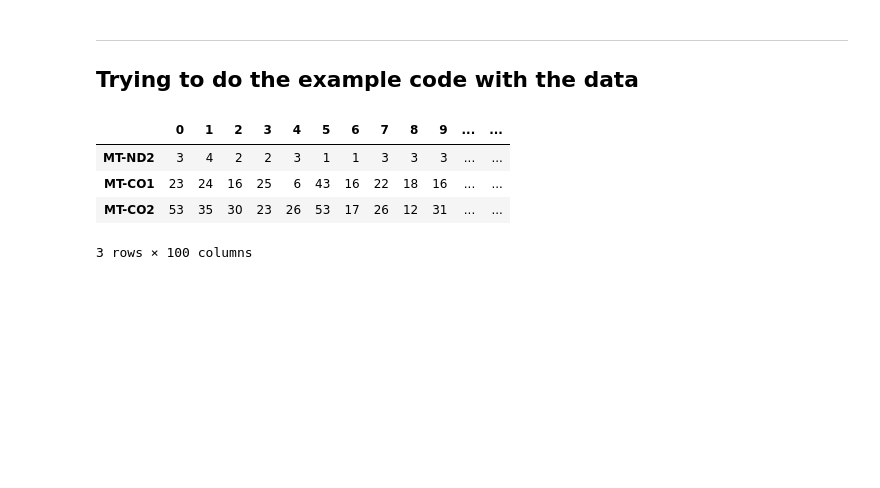
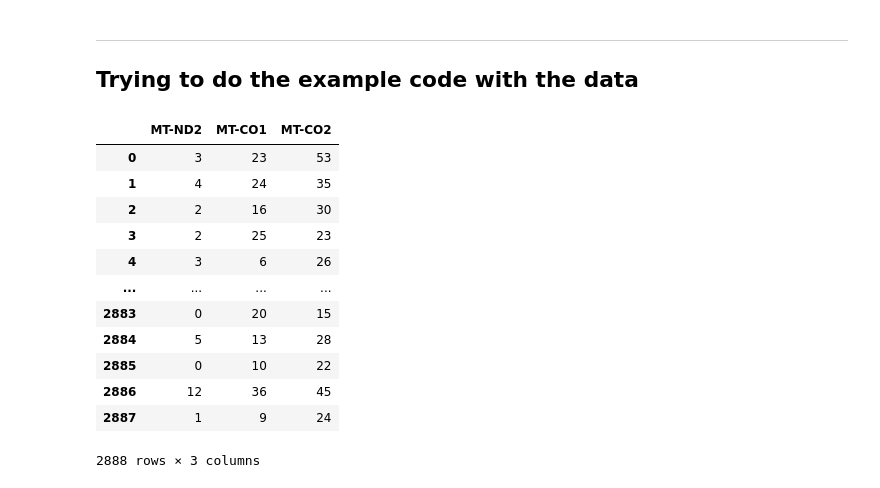
Before and after one commit to rrrrrrrlll/M2R_Group_12, a Jupyter notebook: gene_trial1.ipynb, the cells around one changed output. Saved outputs shown, nothing was run; the diff lists cells and outputs as text; code cells hidden in the pictures; blank space fills up the shorter version.

```diff
--- a/gene_trial1.ipynb
+++ b/gene_trial1.ipynb
@@ -140,13 +143,21 @@ Now we get the gene expression levels of the 13 genes in 2888 cells, hell yeah
 ## Trying to do the example code with the data
 # %%
 dftrial = df2[1:4]
-dftrial = dftrial.iloc[:,:100]
+dftrial = dftrial.T
 dftrial
 # %% [output]
-|  | 0 | 1 | 2 | 3 | 4 | 5 | 6 | 7 | 8 | 9 | ... | ... |
-| MT-ND2 | 3 | 4 | 2 | 2 | 3 | 1 | 1 | 3 | 3 | 3 | ... | ... |
-| MT-CO1 | 23 | 24 | 16 | 25 | 6 | 43 | 16 | 22 | 18 | 16 | ... | ... |
-| MT-CO2 | 53 | 35 | 30 | 23 | 26 | 53 | 17 | 26 | 12 | 31 | ... | ... |
+|  | MT-ND2 | MT-CO1 | MT-CO2 |
+| 0 | 3 | 23 | 53 |
+| 1 | 4 | 24 | 35 |
+| 2 | 2 | 16 | 30 |
+| 3 | 2 | 25 | 23 |
+| 4 | 3 | 6 | 26 |
+| ... | ... | ... | ... |
+| 2883 | 0 | 20 | 15 |
+| 2884 | 5 | 13 | 28 |
+| 2885 | 0 | 10 | 22 |
+| 2886 | 12 | 36 | 45 |
+| 2887 | 1 | 9 | 24 |
-3 rows × 100 columns
+2888 rows × 3 columns
 # %%
 sns.pairplot(dftrial)
```
Also changed, not shown: parts of 3 cells of this notebook.
